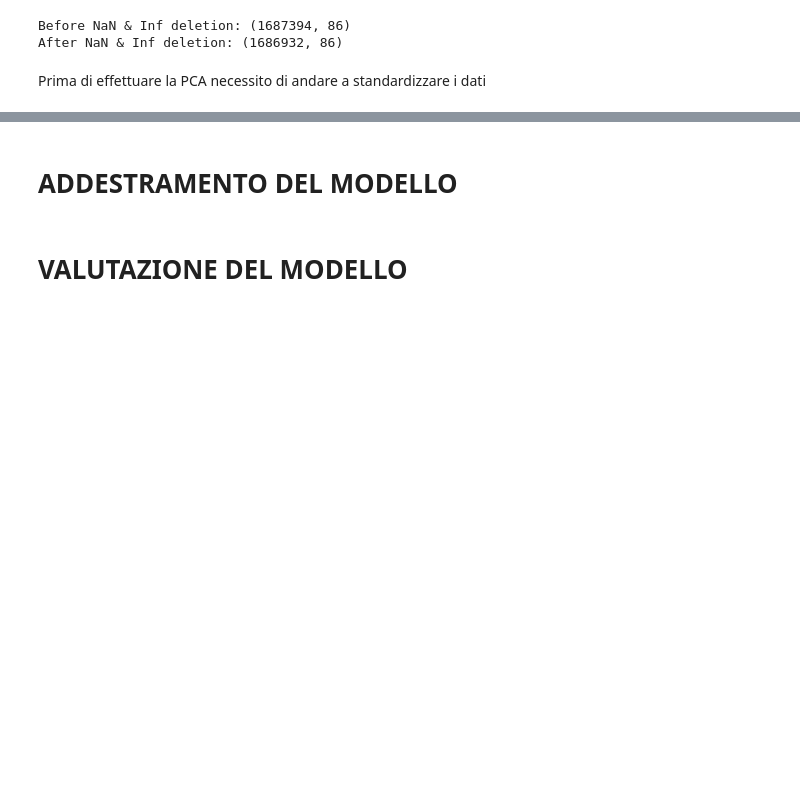
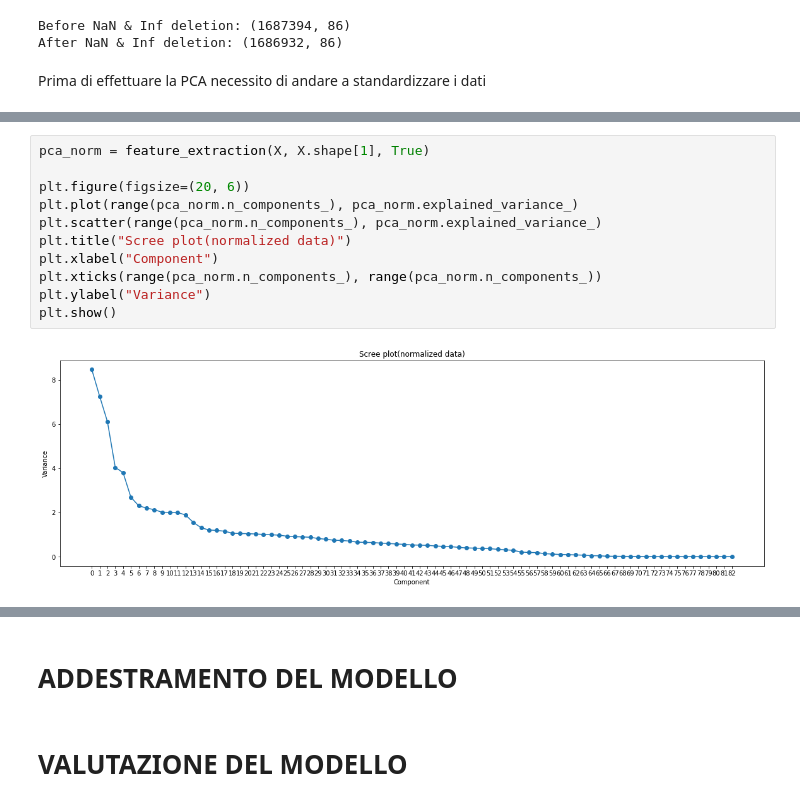
Before and after one commit to denisG99/ransomwareNetworkTrafficDetection, a Jupyter notebook: src/project.ipynb, the cells around one changed output, grey strips where cells are left out. Saved outputs shown, nothing was run; the diff lists cells and outputs as text; blank space fills up the shorter version.

```diff
--- a/src/project.ipynb
+++ b/src/project.ipynb
@@ -290,0 +282,13 @@ Numero delle features: 48
+# %%
+pca_norm = feature_extraction(X, X.shape[1], True)
+
+plt.figure(figsize=(20, 6))
+plt.plot(range(pca_norm.n_components_), pca_norm.explained_variance_)
+plt.scatter(range(pca_norm.n_components_), pca_norm.explained_variance_)
+plt.title("Scree plot(normalized data)")
+plt.xlabel("Component")
+plt.xticks(range(pca_norm.n_components_), range(pca_norm.n_components_))
+plt.ylabel("Variance")
+plt.show()
+# %% [output]
+[figure, added]
```
Also changed, not shown: parts of 17 cells of this notebook.
